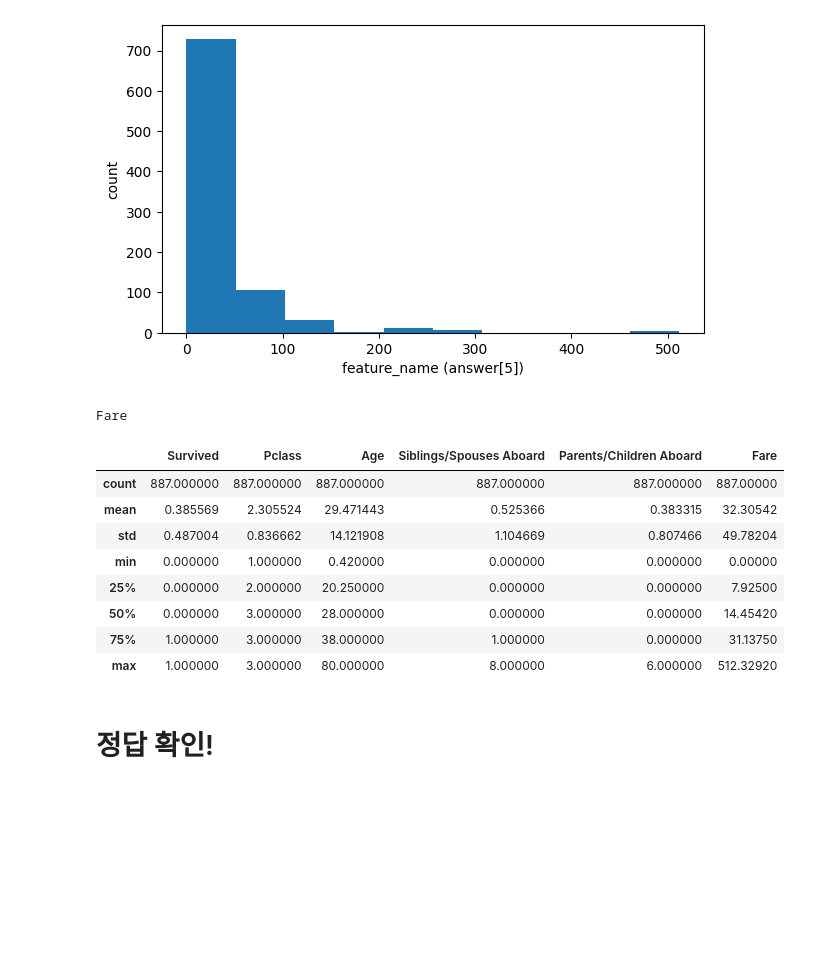
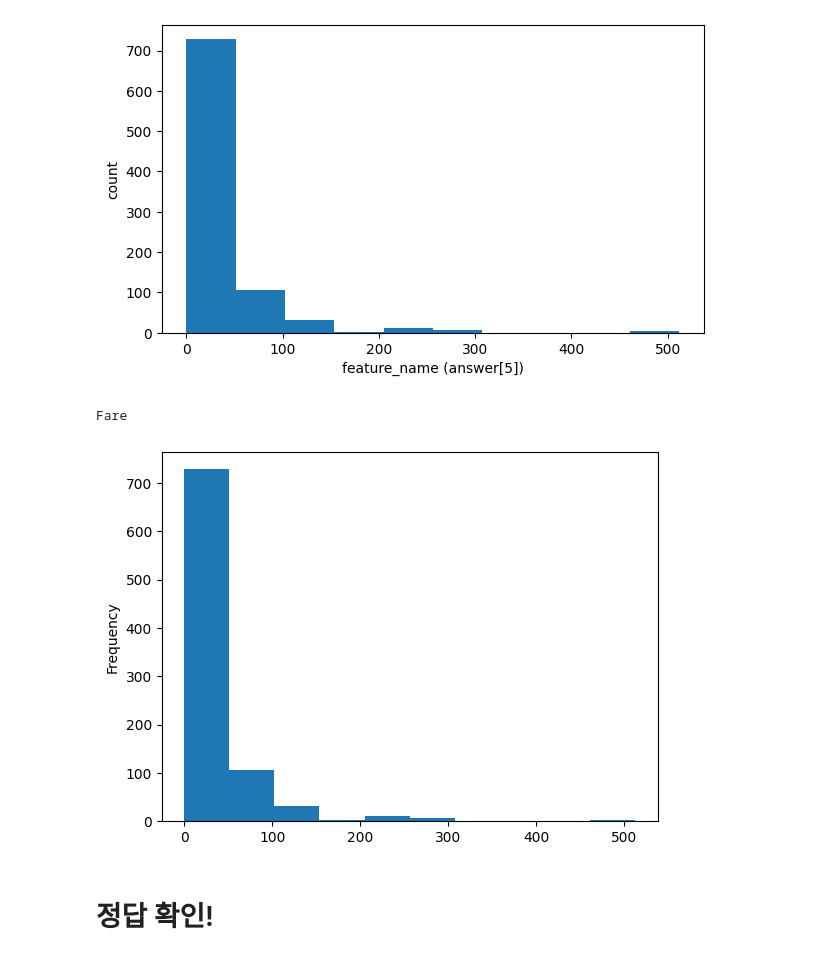
Before and after one commit to shipstar2001/Bellerin, a Jupyter notebook: week1/student.ipynb, the cells around one changed output. Saved outputs shown, nothing was run; the diff lists cells and outputs as text; code cells hidden in the pictures; blank space fills up the shorter version.

```diff
--- a/week1/student.ipynb
+++ b/week1/student.ipynb
@@ -89,28 +89,12 @@ answer[4] = female_survive_rate
 # %%
 ## Input Box
 
-feature_name = "feature_name"
-import matplotlib.pyplot as plt
-
+df['Fare'].plot(kind='hist')
 feature_name = "Fare"
-
-
 print(feature_name)
 # %% [output]
 Fare
+[figure, added]
-# %%
-df.columns
-df.describe()
-# %% [output]
-|  | Survived | Pclass | Age | Siblings/Spouses Aboard | Parents/Children Aboard | Fare |
-| count | 887.000000 | 887.000000 | 887.000000 | 887.000000 | 887.000000 | 887.00000 |
-| mean | 0.385569 | 2.305524 | 29.471443 | 0.525366 | 0.383315 | 32.30542 |
-| std | 0.487004 | 0.836662 | 14.121908 | 1.104669 | 0.807466 | 49.78204 |
-| min | 0.000000 | 1.000000 | 0.420000 | 0.000000 | 0.000000 | 0.00000 |
-| 25% | 0.000000 | 2.000000 | 20.250000 | 0.000000 | 0.000000 | 7.92500 |
-| 50% | 0.000000 | 3.000000 | 28.000000 | 0.000000 | 0.000000 | 14.45420 |
-| 75% | 1.000000 | 3.000000 | 38.000000 | 1.000000 | 0.000000 | 31.13750 |
-| max | 1.000000 | 3.000000 | 80.000000 | 8.000000 | 6.000000 | 512.32920 |
 # %%
 answer[5] = feature_name
 # %% [markdown]
```
